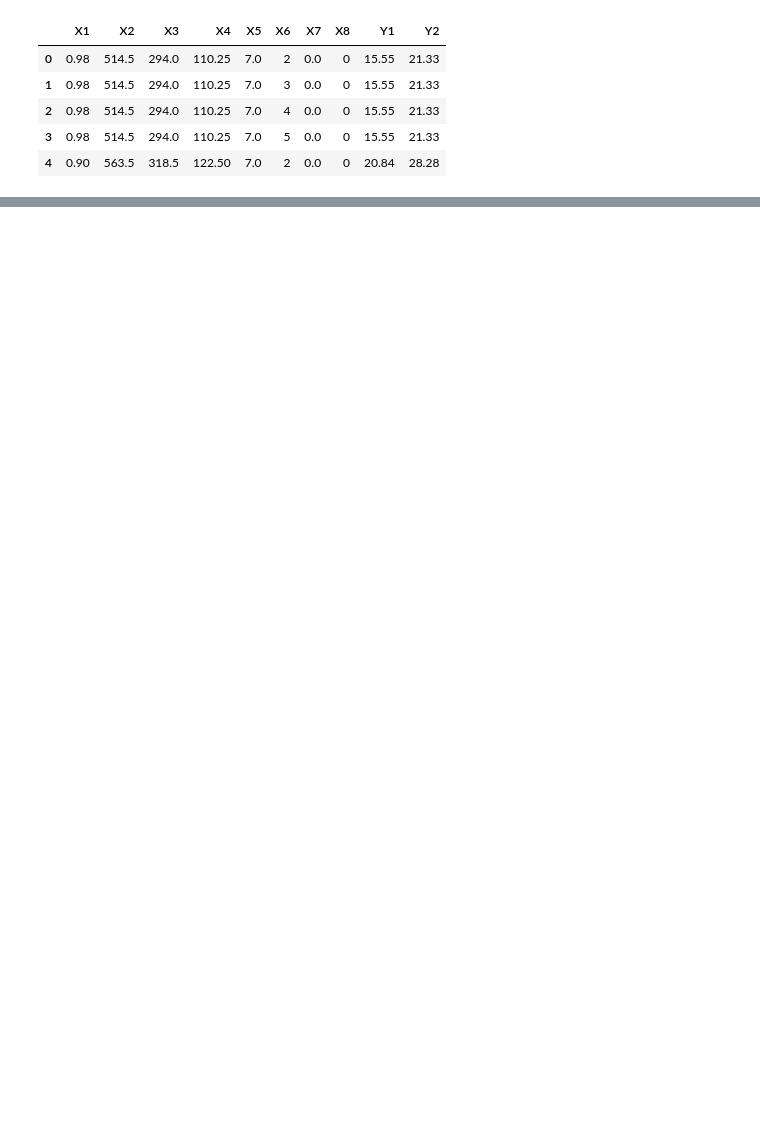
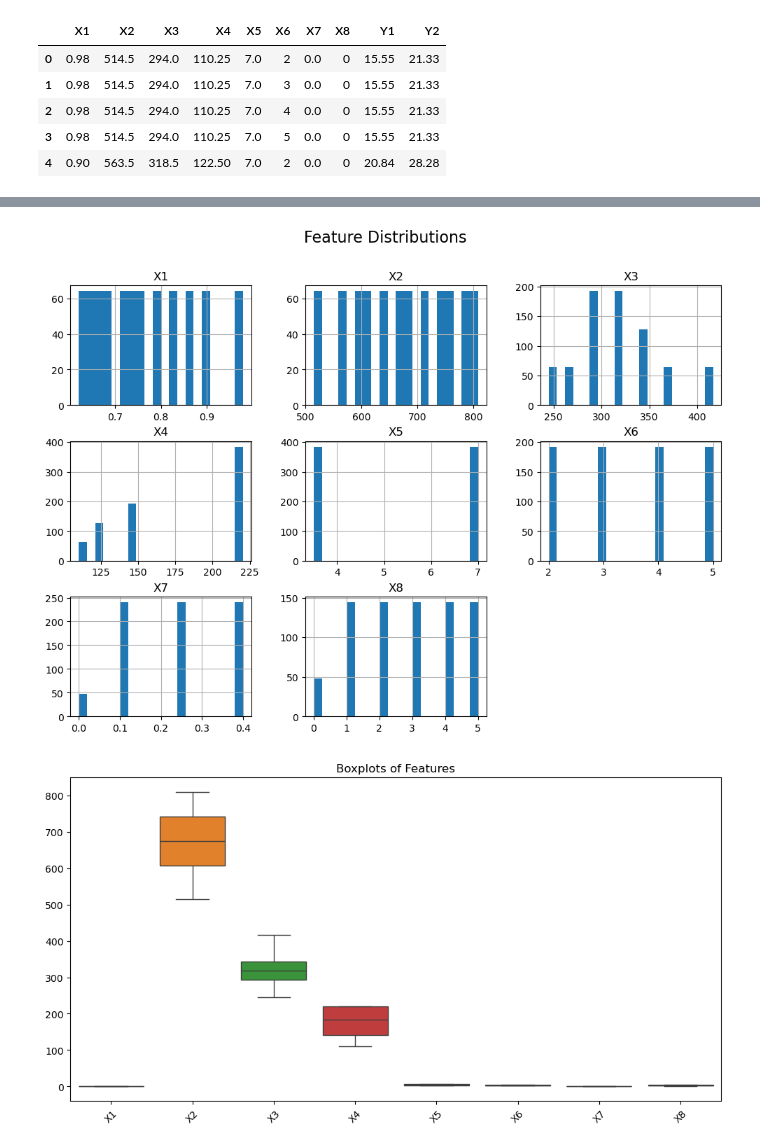
Before and after one commit to tolly00/phase-4-project, a Jupyter notebook: index.ipynb, the cells around one changed output, grey strips where cells are left out. Cells and saved outputs as stored; diff of their text form; code cells hidden in the pictures; blank space fills up the shorter version.

```diff
--- a/index.ipynb
+++ b/index.ipynb
@@ -58,0 +161,18 @@ df.head()
+# %%
+FEATURES = ["X1","X2","X3", "X4", "X5", "X6", "X7","X8"]
+
+TARGETS = ["Y1", "Y2"]
+# %%
+df[FEATURES].hist(bins=20, figsize=(12,8))
+plt.suptitle("Feature Distributions", fontsize=16)
+plt.show()
+
+# Boxplots
+plt.figure(figsize=(12,6))
+sns.boxplot(data=df[FEATURES])
+plt.title("Boxplots of Features")
+plt.xticks(rotation=45)
+plt.show()
+# %% [output]
+[figure, added]
+[figure, added]
```
Also changed, not shown: parts of 42 cells of this notebook.
